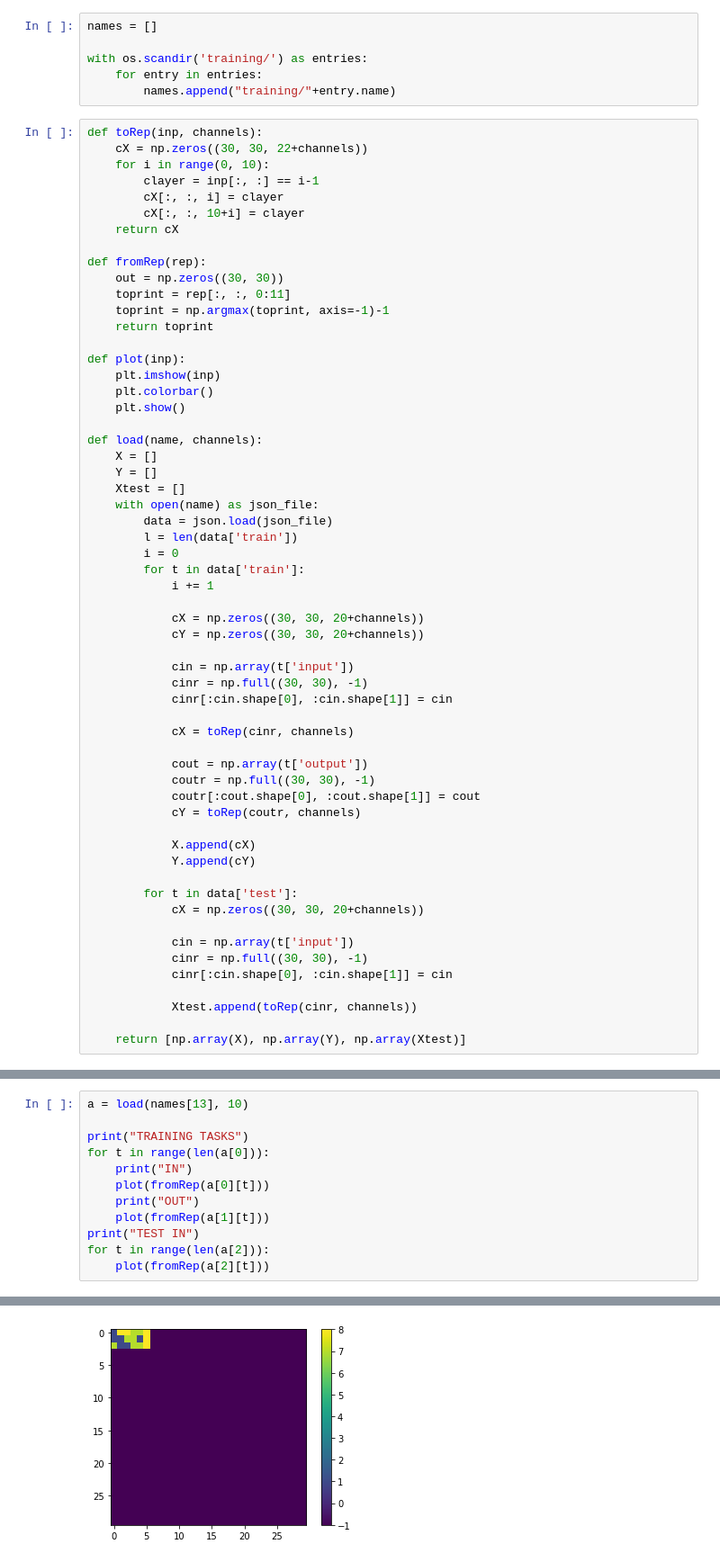
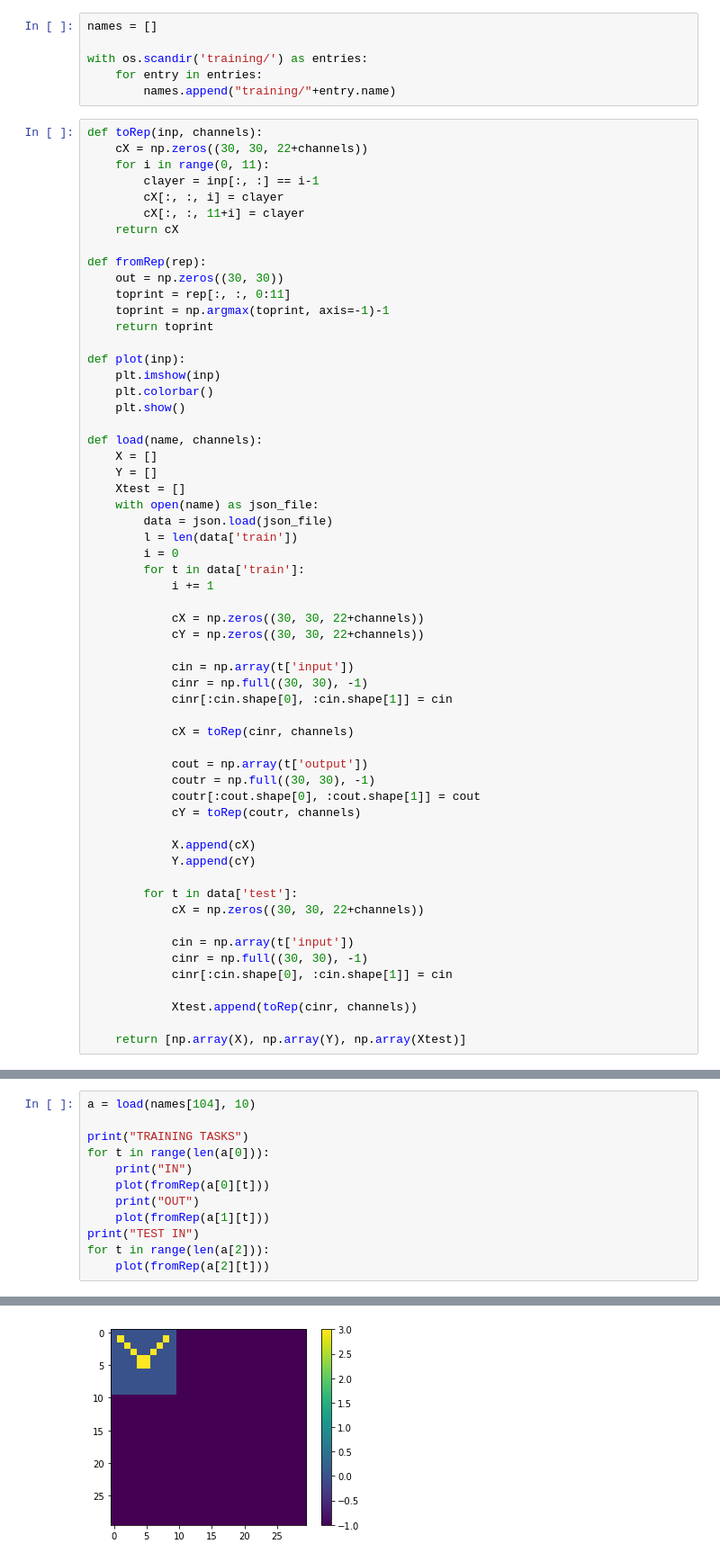
Before and after one commit to HarveyBrezinaConniffe/ARC, a Jupyter notebook: DIFREP.ipynb, the cells around one changed output, grey strips where cells are left out. Shown: that part at 90% size. Cells and saved outputs as stored; diff of their text form.

```diff
--- a/DIFREP.ipynb
+++ b/DIFREP.ipynb
@@ -30,10 +30,10 @@ with os.scandir('training/') as entries:
 # %%
 def toRep(inp, channels):
     cX = np.zeros((30, 30, 22+channels))
-    for i in range(0, 10):
+    for i in range(0, 11):
         clayer = inp[:, :] == i-1
         cX[:, :, i] = clayer
-        cX[:, :, 10+i] = clayer
+        cX[:, :, 11+i] = clayer
     return cX
 
 def fromRep(rep):
@@ -58,8 +58,8 @@ def load(name, channels):
         for t in data['train']:
             i += 1
 
-            cX = np.zeros((30, 30, 20+channels))
-            cY = np.zeros((30, 30, 20+channels))
+            cX = np.zeros((30, 30, 22+channels))
+            cY = np.zeros((30, 30, 22+channels))
 
             cin = np.array(t['input'])
             cinr = np.full((30, 30), -1)
@@ -76,7 +76,7 @@ def load(name, channels):
             Y.append(cY)
 
         for t in data['test']:
-            cX = np.zeros((30, 30, 20+channels))
+            cX = np.zeros((30, 30, 22+channels))
 
             cin = np.array(t['input'])
             cinr = np.full((30, 30), -1)
@@ -174,17 +194,17 @@ LOSS AT EPOCH 20: 0.0049630078
 # %%
-a = load(names[13], 10)
+a = load(names[104], 10)
 
 print("TRAINING TASKS")
 for t in range(len(a[0])):
     print("IN")
     plot(fromRep(a[0][t]))
     print("OUT")
     plot(fromRep(a[1][t]))
 print("TEST IN")
 for t in range(len(a[2])):
     plot(fromRep(a[2][t]))
 # %% [output]
 TRAINING TASKS
 IN
-[figure, old version]
+[figure, new version]
 OUT
```
Also changed, not shown: parts of 4 cells of this notebook.
